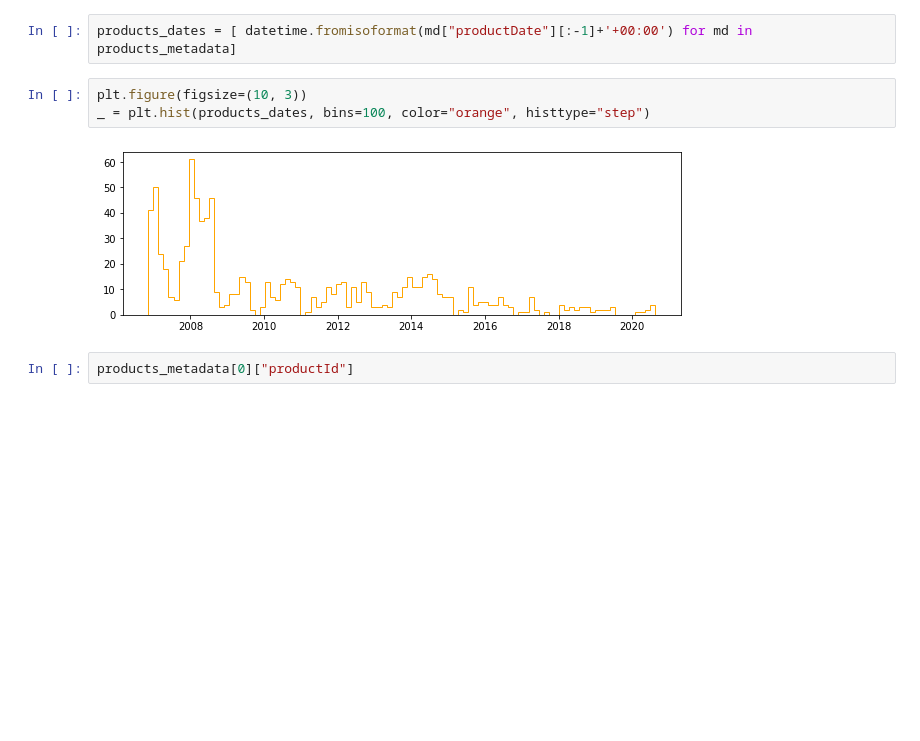
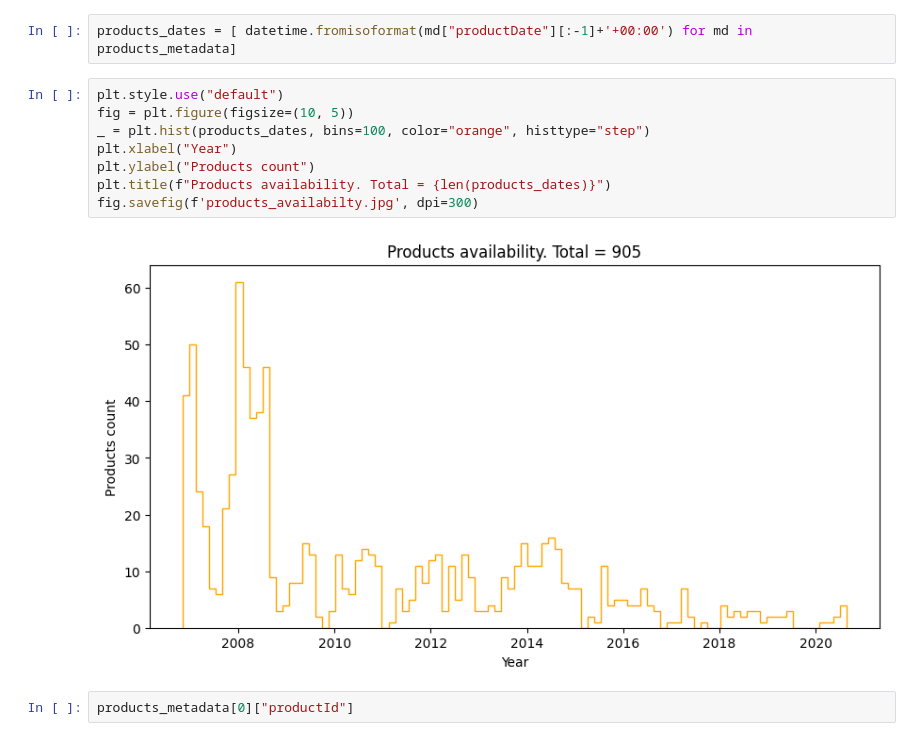
Before and after one commit to chbrandt/HackThePlanets2022, a Jupyter notebook: notebooks/adam_api_example.ipynb, the cells around one changed output. Drawn from its saved outputs; the diff is of its cells as text; blank space fills up the shorter version.

```diff
--- a/notebooks/adam_api_example.ipynb
+++ b/notebooks/adam_api_example.ipynb
@@ -162,10 +162,15 @@ first_product
 # %%
 products_dates = [ datetime.fromisoformat(md["productDate"][:-1]+'+00:00') for md in products_metadata]
 # %%
-plt.figure(figsize=(10, 3))
+plt.style.use("default")
+fig = plt.figure(figsize=(10, 5))
 _ = plt.hist(products_dates, bins=100, color="orange", histtype="step")
+plt.xlabel("Year")
+plt.ylabel("Products count")
+plt.title(f"Products availability. Total = {len(products_dates)}")
+fig.savefig(f'products_availabilty.jpg', dpi=300)
 # %% [output]
-[figure, old version]
+[figure, new version]
 # %%
 products_metadata[0]["productId"]
 # %% [output]
```
Also changed, not shown: 1 other file.
